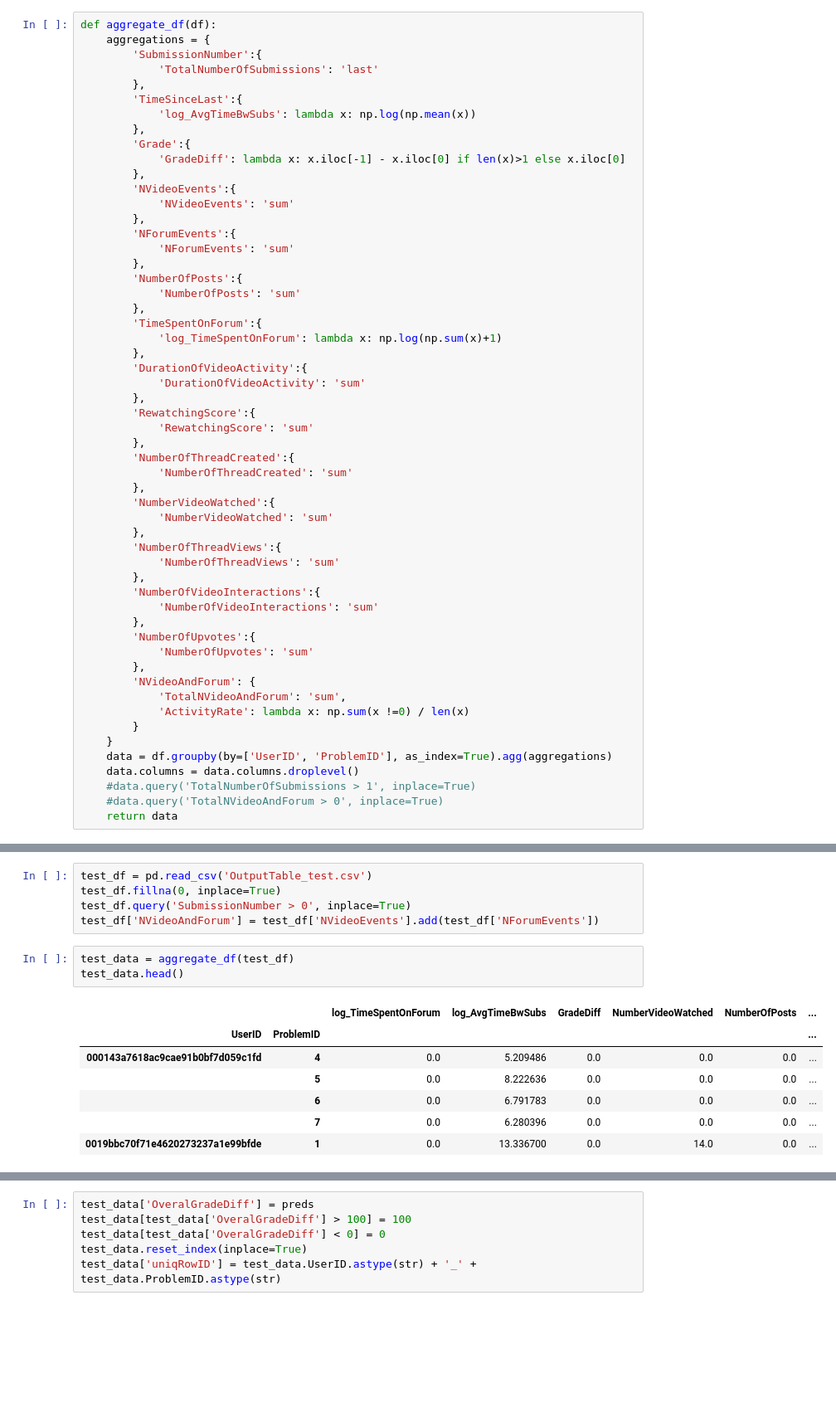
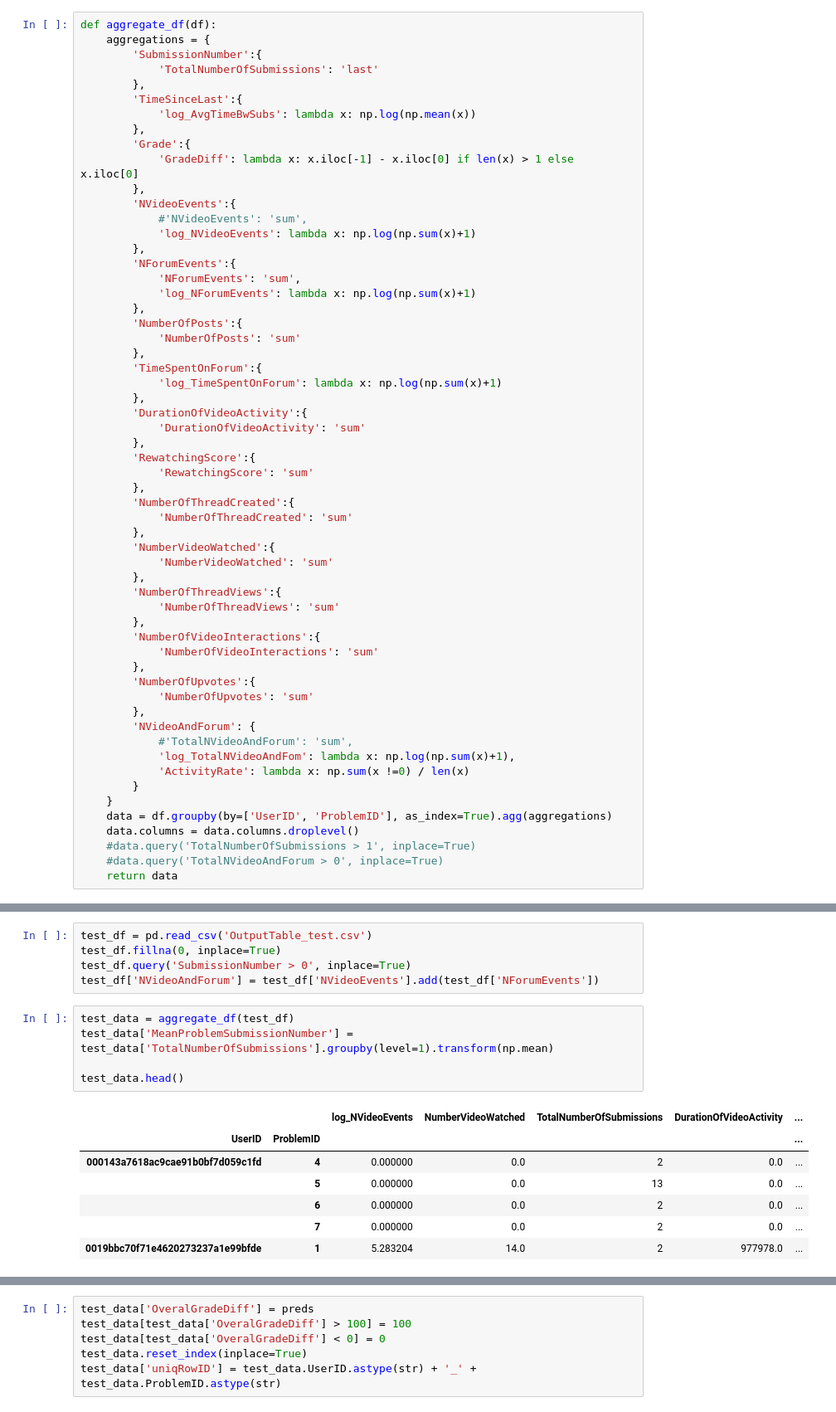
Before and after one commit to ThomasGrivaz/Learning-Analytics-Project, a Jupyter notebook: regression_task.ipynb, the cells around one changed output, grey strips where cells are left out. Shown at 83% size. Drawn from its saved outputs; the diff is of its cells as text; blank space fills up the shorter version.

```diff
--- a/regression_task.ipynb
+++ b/regression_task.ipynb
@@ -37,13 +44,15 @@ def aggregate_df(df):
             'log_AvgTimeBwSubs': lambda x: np.log(np.mean(x))
         },
         'Grade':{
-            'GradeDiff': lambda x: x.iloc[-1] - x.iloc[0] if len(x)>1 else x.iloc[0]
+            'GradeDiff': lambda x: x.iloc[-1] - x.iloc[0] if len(x) > 1 else x.iloc[0]
         },
         'NVideoEvents':{
-            'NVideoEvents': 'sum'
+            #'NVideoEvents': 'sum',
+            'log_NVideoEvents': lambda x: np.log(np.sum(x)+1)
         },
         'NForumEvents':{
-            'NForumEvents': 'sum'
+            'NForumEvents': 'sum',
+            'log_NForumEvents': lambda x: np.log(np.sum(x)+1)
         },
         'NumberOfPosts':{
             'NumberOfPosts': 'sum'
@@ -73,7 +82,8 @@ def aggregate_df(df):
             'NumberOfUpvotes': 'sum'
         },
         'NVideoAndForum': {
-            'TotalNVideoAndForum': 'sum',
+            #'TotalNVideoAndForum': 'sum',
+            'log_TotalNVideoAndFom': lambda x: np.log(np.sum(x)+1),
             'ActivityRate': lambda x: np.sum(x !=0) / len(x)
         }
     }
@@ -195,14 +397,16 @@ test_df.query('SubmissionNumber > 0', inplace=True)
 test_df['NVideoAndForum'] = test_df['NVideoEvents'].add(test_df['NForumEvents'])
 # %%
 test_data = aggregate_df(test_df)
+test_data['MeanProblemSubmissionNumber'] = test_data['TotalNumberOfSubmissions'].groupby(level=1).transform(np.mean)
+
 test_data.head()
 # %% [output]
-|  |  | log_TimeSpentOnForum | log_AvgTimeBwSubs | GradeDiff | NumberVideoWatched | NumberOfPosts | ... |
-| UserID | ProblemID |  |  |  |  |  | ... |
-| 000143a7618ac9cae91b0bf7d059c1fd | 4 | 0.0 | 5.209486 | 0.0 | 0.0 | 0.0 | ... |
-|  | 5 | 0.0 | 8.222636 | 0.0 | 0.0 | 0.0 | ... |
-|  | 6 | 0.0 | 6.791783 | 0.0 | 0.0 | 0.0 | ... |
-|  | 7 | 0.0 | 6.280396 | 0.0 | 0.0 | 0.0 | ... |
-| 0019bbc70f71e4620273237a1e99bfde | 1 | 0.0 | 13.336700 | 0.0 | 14.0 | 0.0 | ... |
+|  |  | log_NVideoEvents | NumberVideoWatched | TotalNumberOfSubmissions | DurationOfVideoActivity | ... |
+| UserID | ProblemID |  |  |  |  | ... |
+| 000143a7618ac9cae91b0bf7d059c1fd | 4 | 0.000000 | 0.0 | 2 | 0.0 | ... |
+|  | 5 | 0.000000 | 0.0 | 13 | 0.0 | ... |
+|  | 6 | 0.000000 | 0.0 | 2 | 0.0 | ... |
+|  | 7 | 0.000000 | 0.0 | 2 | 0.0 | ... |
+| 0019bbc70f71e4620273237a1e99bfde | 1 | 5.283204 | 14.0 | 2 | 977978.0 | ... |
 # %%
 X_test = test_data.drop('GradeDiff', axis=1).as_matrix()
```
Also changed, not shown: parts of 37 cells of this notebook.
